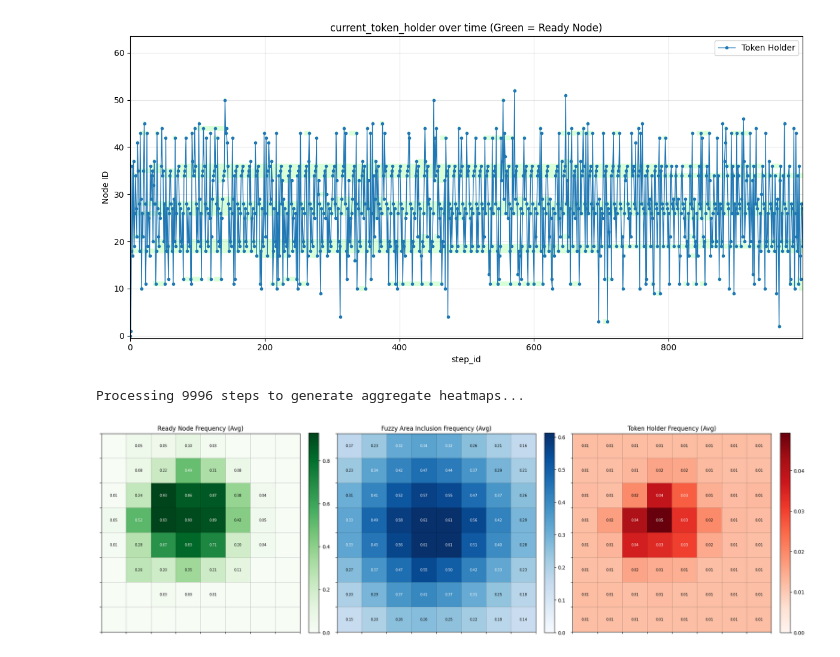
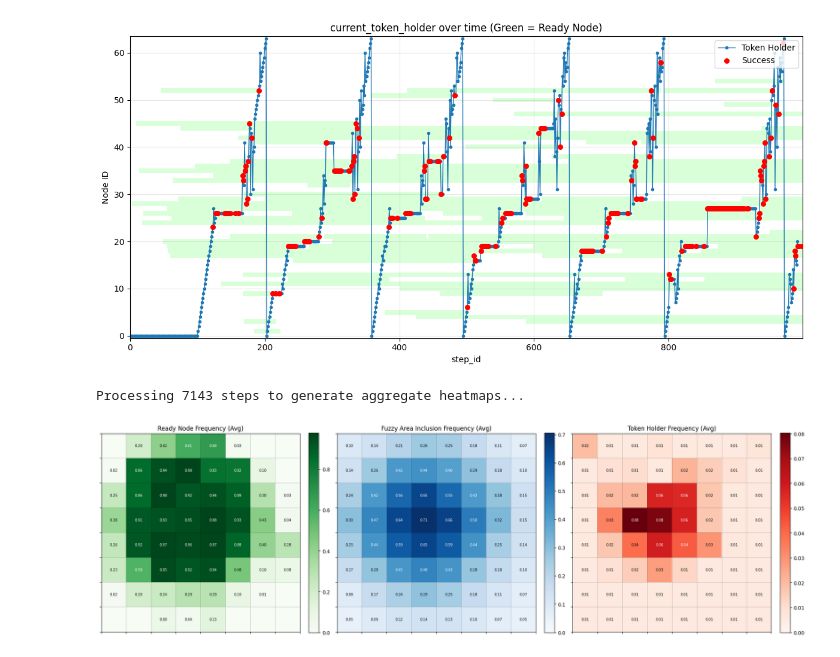
Before and after one commit to Jain-Nishkarsh/WiNoC-SOP, a Jupyter notebook: results/evaluate.ipynb, the cells around one changed output. Cells and saved outputs as stored; diff of their text form; code cells hidden in the pictures.

```diff
--- a/results/evaluate.ipynb
+++ b/results/evaluate.ipynb
@@ -454,7 +455,7 @@ import matplotlib.pyplot as plt
 import numpy as np
 from matplotlib.colors import ListedColormap
 
-CSV_PATH = "../bin/raj_soteriou.csv"
+CSV_PATH = "../bin/swj_soteriou.csv"
 
 # Read CSV, ensuring ready_nodes is read as string to preserve leading zeros
 df = pd.read_csv(CSV_PATH, dtype={'ready_nodes': str})
@@ -479,34 +480,42 @@ if not df_slice.empty and "ready_nodes" in df_slice.columns:
 
         for t, ready_str in enumerate(df_slice["ready_nodes"]):
             if isinstance(ready_str, str) and len(ready_str) == num_nodes:
                 for node_id, char in enumerate(ready_str):
                     if char == '1':
                         ready_matrix[node_id, t] = 1
 
         # Create custom colormap: 0 -> transparent, 1 -> faint green
         # (R, G, B, A)
         cmap = ListedColormap([(0, 0, 0, 0), (0.0, 1.0, 0.0, 0.15)])
 
         # Plot using imshow
         # extent = [x_min, x_max, y_min, y_max]
         plt.imshow(ready_matrix,
                    aspect='auto',
                    origin='lower',
                    extent=[x.min(), x.max(), -0.5, num_nodes - 0.5],
                    cmap=cmap,
                    interpolation='nearest')
 
 # --- Main Plot ---
 plt.plot(x, y, marker="o", linewidth=1, markersize=3, label="Token Holder")
+
+# --- Highlight Successes ---
+if "event_type" in df_slice.columns:
+    success_mask = df_slice["event_type"] == "SUCCESS"
+    x_success = df_slice.loc[success_mask, "step_id"]
+    y_success = df_slice.loc[success_mask, "current_token_holder"]
+    plt.scatter(x_success, y_success, color='red', s=30, zorder=5, label="Success")
+
 plt.title("current_token_holder over time (Green = Ready Node)")
 plt.xlabel(x.name)
 plt.ylabel("Node ID")
 plt.grid(True, alpha=0.3)
 plt.legend(loc="upper right")
 plt.tight_layout()
 plt.show()
 # %% [output]
-[figure, old version]
+[figure, new version]
 # %%
 import pandas as pd
 import matplotlib.pyplot as plt
@@ -589,8 +598,8 @@ plot_heatmap(axes[2], holder_freq, "Token Holder Frequency (Avg)", "Reds")
 plt.tight_layout()
 plt.show()
 # %% [output]
-Processing 9996 steps to generate aggregate heatmaps...
+Processing 7143 steps to generate aggregate heatmaps...
-[figure, old version]
+[figure, new version]
 # %%
 import pandas as pd
 import matplotlib.pyplot as plt
```
Also changed, not shown: parts of 2 cells of this notebook, 4 other files.
